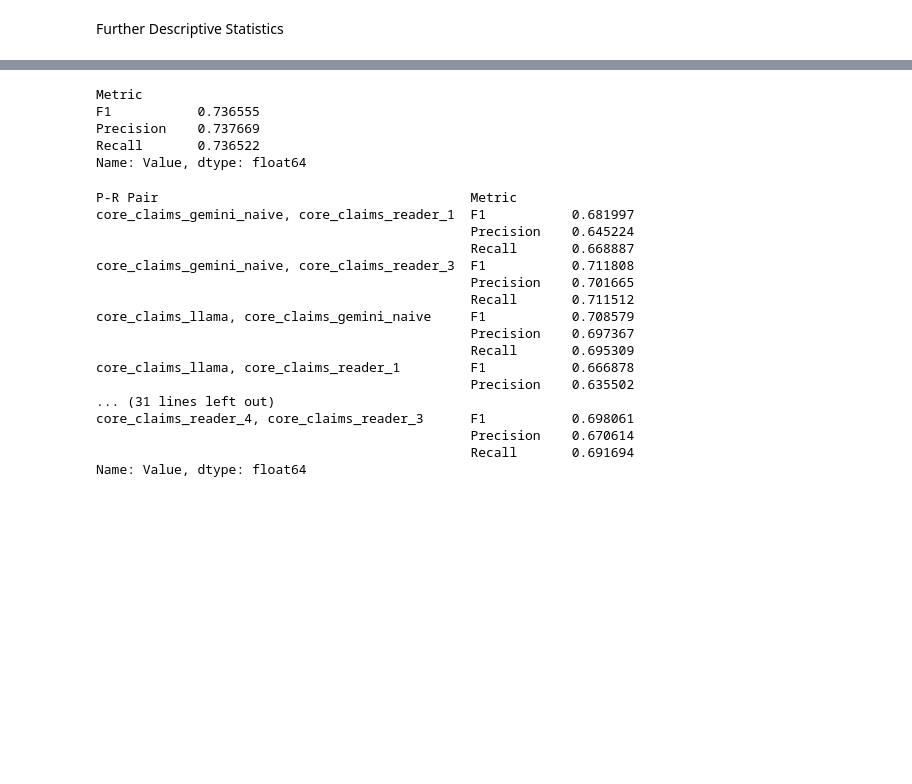
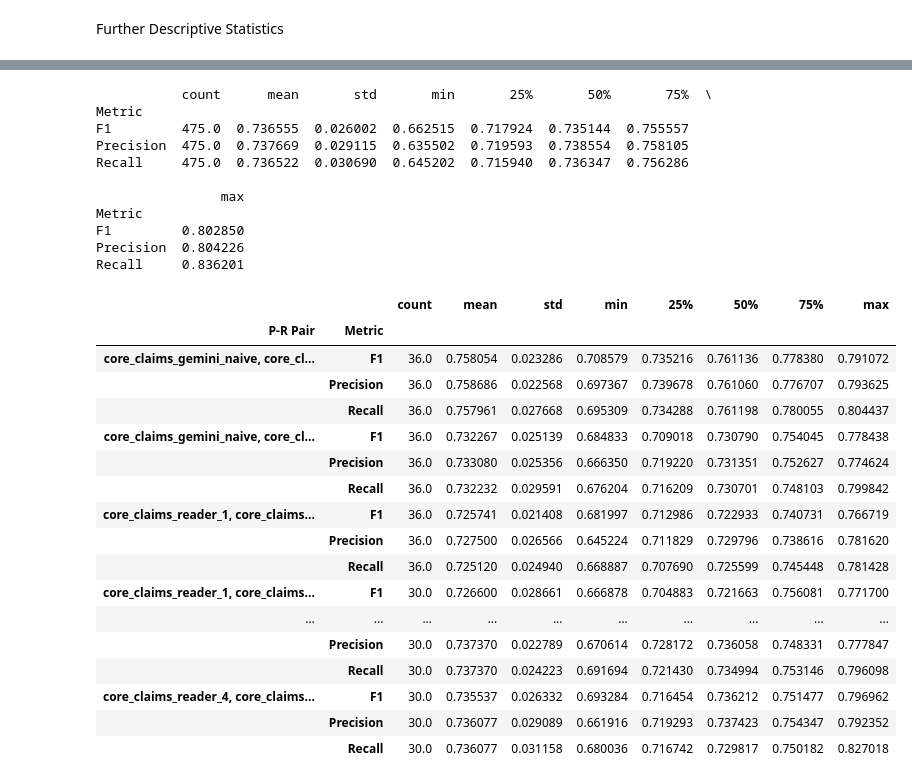
Before and after one commit to danielbauer1860/vericlaim, a Jupyter notebook: claim_extraction/bert_score_eval_notebook.ipynb, the cells around one changed output, grey strips where cells are left out. Drawn from its saved outputs; the diff is of its cells as text; code cells hidden in the pictures; blank space fills up the shorter version.

```diff
--- a/claim_extraction/bert_score_eval_notebook.ipynb
+++ b/claim_extraction/bert_score_eval_notebook.ipynb
@@ -224,33 +226,40 @@ Further Descriptive Statistics
 # %%
-total_averages = df.groupby('Metric')['Value'].mean()
+total_averages = df.groupby('Metric')['Value'].describe() #total description
 print(total_averages)
 # %% [output]
+           count      mean       std       min       25%       50%       75%  \
 Metric
-F1           0.736555
-Precision    0.737669
-Recall       0.736522
-Name: Value, dtype: float64
+F1         475.0  0.736555  0.026002  0.662515  0.717924  0.735144  0.755557
+Precision  475.0  0.737669  0.029115  0.635502  0.719593  0.738554  0.758105
+Recall     475.0  0.736522  0.030690  0.645202  0.715940  0.736347  0.756286
+
+                max
+Metric
+F1         0.802850
+Precision  0.804226
+Recall     0.836201
 # %%
-minimum_values = df.groupby(['P-R Pair', 'Metric'])['Value'].min()
+minimum_values = df.groupby(['P-R Pair', 'Metric'])['Value'].describe()
 minimum_values
 # %% [output]
-P-R Pair                                        Metric
-core_claims_gemini_naive, core_claims_reader_1  F1           0.681997
-                                                Precision    0.645224
-                                                Recall       0.668887
-core_claims_gemini_naive, core_claims_reader_3  F1           0.711808
-                                                Precision    0.701665
-                                                Recall       0.711512
-core_claims_llama, core_claims_gemini_naive     F1           0.708579
-                                                Precision    0.697367
-                                                Recall       0.695309
-core_claims_llama, core_claims_reader_1         F1           0.666878
-                                                Precision    0.635502
-... (31 lines left out)
-core_claims_reader_4, core_claims_reader_3      F1           0.698061
-                                                Precision    0.670614
-                                                Recall       0.691694
-Name: Value, dtype: float64
+|  |  | count | mean | std | min | 25% | 50% | 75% | max |
+| P-R Pair | Metric |  |  |  |  |  |  |  |  |
+| core_claims_gemini_naive, core_cl... | F1 | 36.0 | 0.758054 | 0.023286 | 0.708579 | 0.735216 | 0.761136 | 0.778380 | 0.791072 |
+|  | Precision | 36.0 | 0.758686 | 0.022568 | 0.697367 | 0.739678 | 0.761060 | 0.776707 | 0.793625 |
+|  | Recall | 36.0 | 0.757961 | 0.027668 | 0.695309 | 0.734288 | 0.761198 | 0.780055 | 0.804437 |
+| core_claims_gemini_naive, core_cl... | F1 | 36.0 | 0.732267 | 0.025139 | 0.684833 | 0.709018 | 0.730790 | 0.754045 | 0.778438 |
+|  | Precision | 36.0 | 0.733080 | 0.025356 | 0.666350 | 0.719220 | 0.731351 | 0.752627 | 0.774624 |
+|  | Recall | 36.0 | 0.732232 | 0.029591 | 0.676204 | 0.716209 | 0.730701 | 0.748103 | 0.799842 |
+| core_claims_reader_1, core_claims... | F1 | 36.0 | 0.725741 | 0.021408 | 0.681997 | 0.712986 | 0.722933 | 0.740731 | 0.766719 |
+|  | Precision | 36.0 | 0.727500 | 0.026566 | 0.645224 | 0.711829 | 0.729796 | 0.738616 | 0.781620 |
+|  | Recall | 36.0 | 0.725120 | 0.024940 | 0.668887 | 0.707690 | 0.725599 | 0.745448 | 0.781428 |
+| core_claims_reader_1, core_claims... | F1 | 30.0 | 0.726600 | 0.028661 | 0.666878 | 0.704883 | 0.721663 | 0.756081 | 0.771700 |
+| ... | ... | ... | ... | ... | ... | ... | ... | ... | ... |
+|  | Precision | 30.0 | 0.737370 | 0.022789 | 0.670614 | 0.728172 | 0.736058 | 0.748331 | 0.777847 |
+|  | Recall | 30.0 | 0.737370 | 0.024223 | 0.691694 | 0.721430 | 0.734994 | 0.753146 | 0.796098 |
+| core_claims_reader_4, core_claims... | F1 | 30.0 | 0.735537 | 0.026332 | 0.693284 | 0.716454 | 0.736212 | 0.751477 | 0.796962 |
+|  | Precision | 30.0 | 0.736077 | 0.029089 | 0.661916 | 0.719293 | 0.737423 | 0.754347 | 0.792352 |
+|  | Recall | 30.0 | 0.736077 | 0.031158 | 0.680036 | 0.716742 | 0.729817 | 0.750182 | 0.827018 |
 # %%
 maximum_values = df.groupby(['P-R Pair', 'Metric'])['Value'].max()
 maximum_values
```
Also changed, not shown: parts of 11 cells of this notebook, 11 other files.
